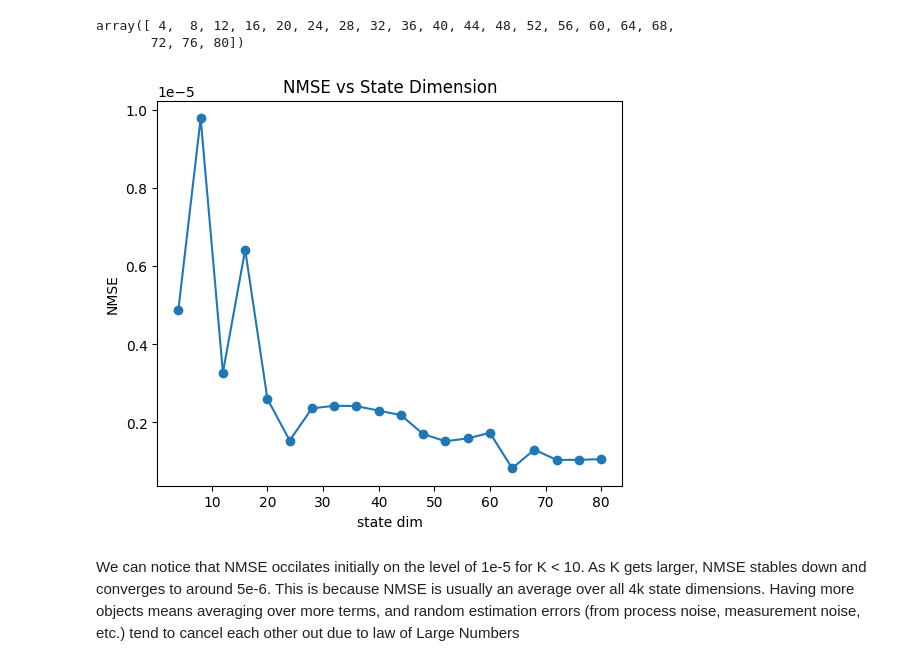
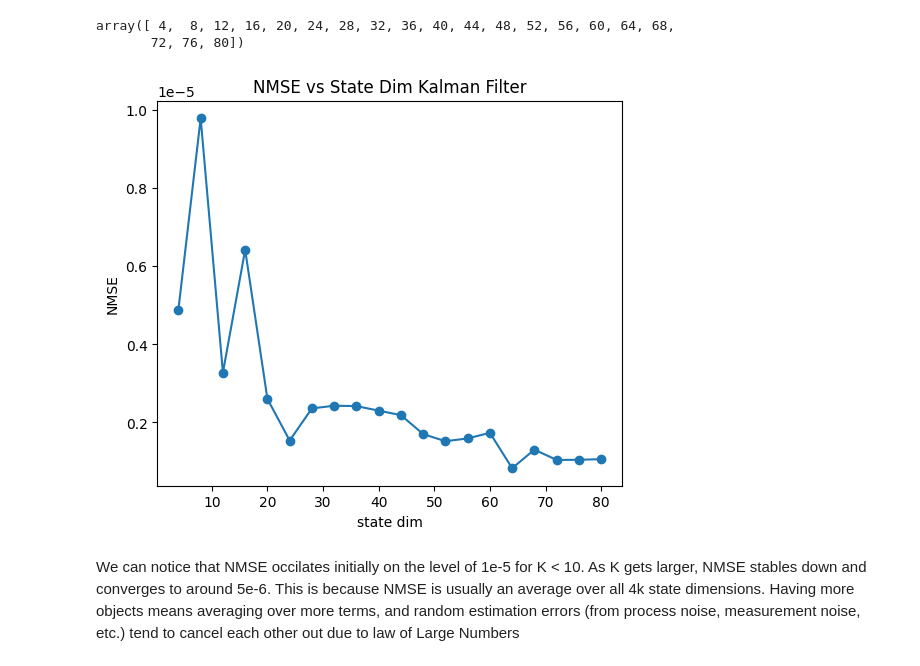
Before and after one commit to JackxTong/Stochastic-Simulation-Project, a Jupyter notebook: CW2_2025/cw.ipynb, the cells around one changed output. Drawn from its saved outputs; the diff is of its cells as text; code cells hidden in the pictures.

```diff
--- a/CW2_2025/cw.ipynb
+++ b/CW2_2025/cw.ipynb
@@ -284,12 +284,12 @@ array([ 4,  8, 12, 16, 20, 24, 28, 32, 36, 40, 44, 48, 52, 56, 60, 64, 68,
 # %%
 plt.figure(figsize=(6, 5))
 plt.plot(state_dims, nmse_list, marker='o')
 plt.xlabel("state dim")
 plt.ylabel("NMSE")
-plt.title("NMSE vs State Dimension")
+plt.title("NMSE vs State Dim Kalman Filter")
 plt.show()
 # %% [output]
-[figure, old version]
+[figure, new version]
 # %% [markdown]
 We can notice that NMSE occilates initially on the level of 1e-5 for K < 10.
 As K gets larger, NMSE stables down and converges to around 5e-6.
```
Also changed, not shown: parts of 21 cells of this notebook.
